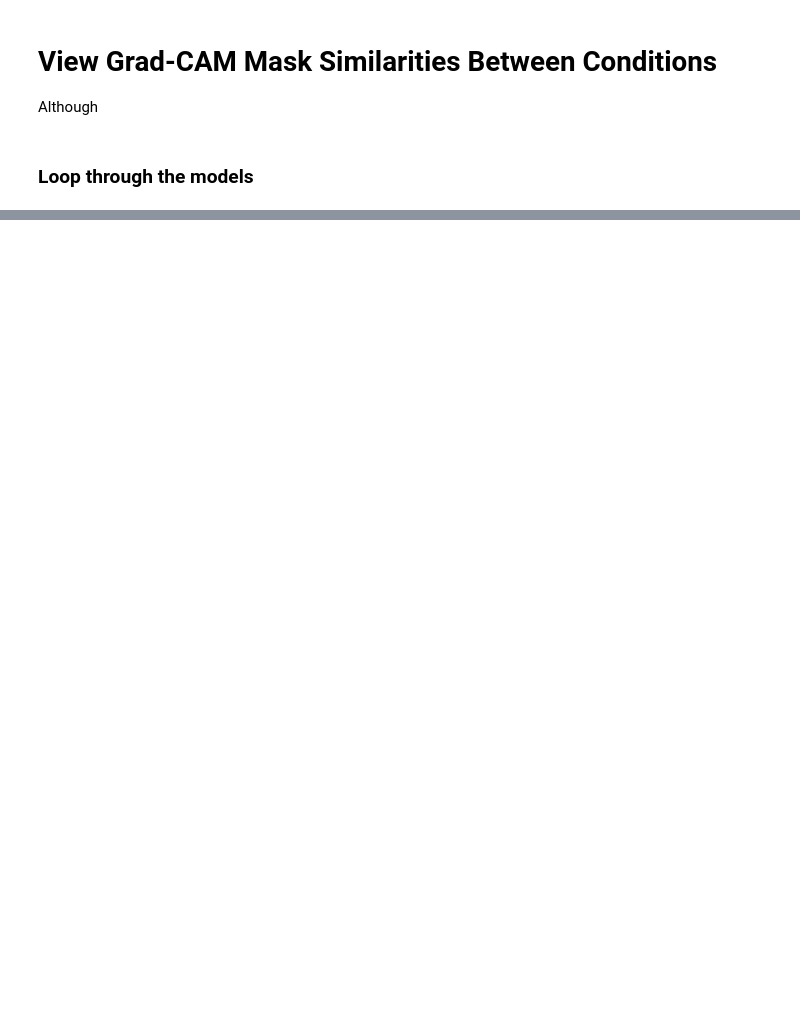
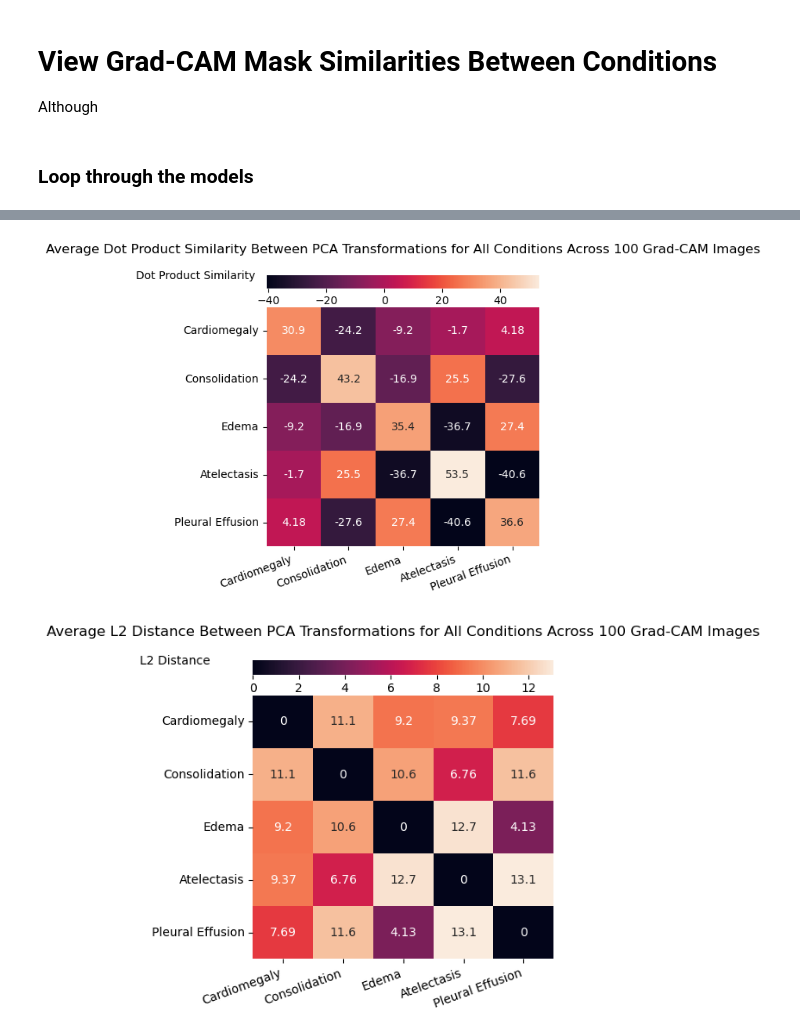
Before and after one commit to johnmtayag/DSC288R_Capstone, a Jupyter notebook: GradCAM Analysis.ipynb, the cells around one changed output, grey strips where cells are left out. Drawn from its saved outputs; the diff is of its cells as text; code cells hidden in the pictures; blank space fills up the shorter version.

```diff
--- a/GradCAM Analysis.ipynb
+++ b/GradCAM Analysis.ipynb
@@ -136,0 +186,25 @@ avg_explained_variance
+# %%
+### Visualize dfs in a heatmap
+plot_vars = [(dot_df1, "Dot Product Similarity"),
+             (L2_df1, "L2 Distance")]
+
+###
+for (plot_df, plot_type) in plot_vars:
+    grid_kws = {"height_ratios": (.05, .9), "hspace": .15}
+    fig,ax = plt.subplots(2, gridspec_kw=grid_kws, figsize=(4.5,4.5))
+
+    if plot_type=="L2 Distance":
+        # sns.heatmap(plot_df, ax=ax[1], annot=True, mask=mask1, cbar_ax=ax[0], cbar_kws={"orientation":"horizontal"}, fmt=".3g", cmap=sns.cm.rocket, vmin=0)
+        sns.heatmap(plot_df, ax=ax[1], annot=True, cbar_ax=ax[0], cbar_kws={"orientation":"horizontal"}, fmt=".3g", cmap=sns.cm.rocket, vmin=0)
+    else:
+        sns.heatmap(plot_df, ax=ax[1], annot=True, cbar_ax=ax[0], cbar_kws={"orientation":"horizontal"}, fmt=".3g")
+        # sns.heatmap(plot_df, ax=ax[1], annot=True, mask=mask1, cbar_ax=ax[0], cbar_kws={"orientation":"horizontal"}, fmt=".3g")
+    plt.xticks(rotation=20, ha="right")
+
+    ax[0].set_title(f"Average {plot_type} Between PCA Transformations for All Conditions Across {pca_sample_size} Grad-CAM Images", pad=20)
+    ax[0].set_ylabel(plot_type, rotation=0, labelpad=65)
+
+    plt.show()
+# %% [output]
+[figure, added]
+[figure, added]
```
Also changed, not shown: parts of 10 cells of this notebook, 4 other files.
